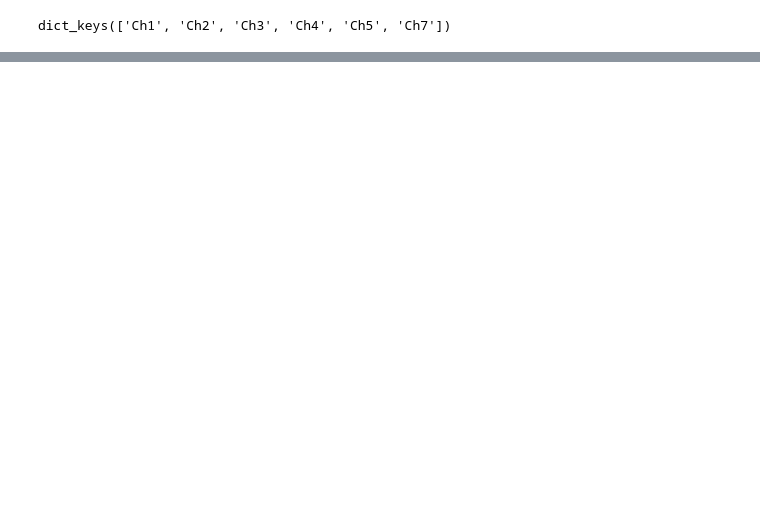
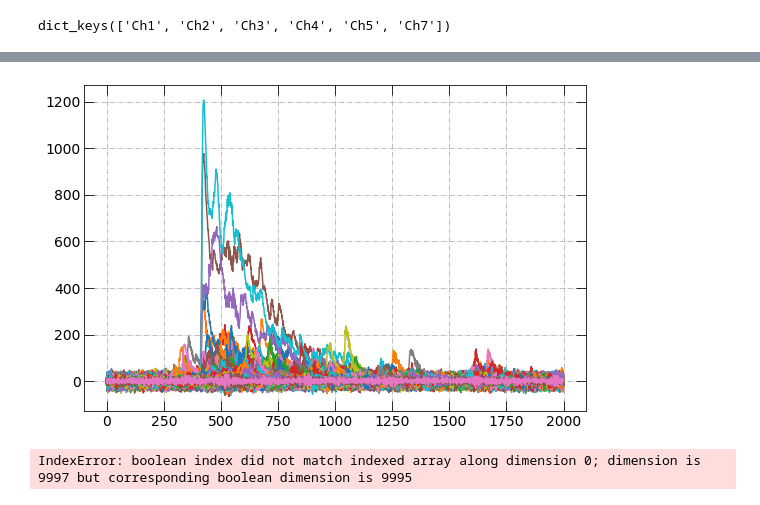
Before and after one commit to fdolek/pypuca, a Jupyter notebook: jupyter/eventSlect.ipynb, the cells around one changed output, grey strips where cells are left out. Drawn from its saved outputs; the diff is of its cells as text; code cells hidden in the pictures; blank space fills up the shorter version.

```diff
--- a/jupyter/eventSlect.ipynb
+++ b/jupyter/eventSlect.ipynb
@@ -150,0 +157,71 @@ for row in clean:
+# %%
+baseline = test[0:test.size, 0:100].mean(axis=1)
+#print(arr.size)
+#Nevent = (baseline.size)
+#print('nevent', Nevent)
+blines = baseline.reshape(baseline.size, 1)
+clean = test-blines
+clean.shape
+for row in clean:
+    #plt.ylim(-10000,10000)
+
+    plt.plot(row)
+    #print(row)
+    #gauss=gaussian_filter(row, sigma=1)
+
+    #plt.plot(gauss)
+# %% [output]
+[figure, added]
+# %%
+from scipy import stats
+
+pkl_file = open('../2020-02-21_14-17-51.pkl', 'rb')
+mydata = pickle.load(pkl_file)
+mydata.keys()
+dict_s = {}
+#arr=mydata['Ch1']
+for key, value in mydata.items():
+        linreg_array = np.array([])
+        for row in mydata[key][:,:250]:
+            y = row
+            x = np.arange(len(row))
+
+            slope, intercept, r_value, p_value, std_err = stats.linregress(x,y)
+            trend = np.absolute(slope)
+            mask = [trend < 0.001]
+
+            linreg_array = np.append(linreg_array, mask, axis=0)
+            linreg_array=linreg_array > 0
+            # print(mask)
+            # print(trend)
+            # plt.plot(row)
+        eventSel=arr[linreg_array]
+        print(eventSel.shape)
+
+        linreg_array2 = np.array([])
+        for row in eventSel[:,1400:2000]:
+            y = row
+            #print(y.shape)
+            x = np.arange(len(row))
+
+            slope, intercept, r_value, p_value, std_err = stats.linregress(x,y)
+            trend=np.absolute(slope)
+
+            mask=[trend < 0.001 ]
+
+            linreg_array2 = np.append(linreg_array2, mask, axis=0)
+            linreg_array2 = linreg_array2 > 0
+            #print(mask)
+            #print(trend)
+            #plt.plot(row)
+        test=eventSel[linreg_array2]
+        print(test.shape)
+
+
+        baseline = eventSel[0:eventSel.size, 0:100].mean(axis=1)
+        blines = baseline.reshape(baseline.size, 1)
+        clean = eventSel-blines
+        data = clean.mean(axis=0)
+        dict_s.update({key: data})
+# %% [output]
+IndexError: boolean index did not match indexed array along dimension 0; dimension is 9997 but corresponding boolean dimension is 9995
```
Also changed, not shown: parts of 9 cells of this notebook, 12 other files.
